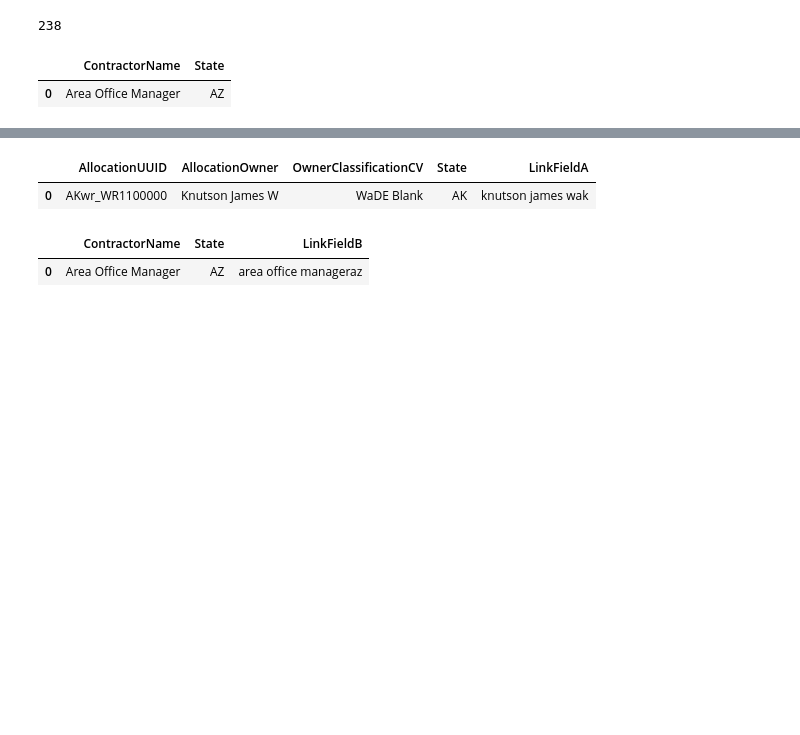
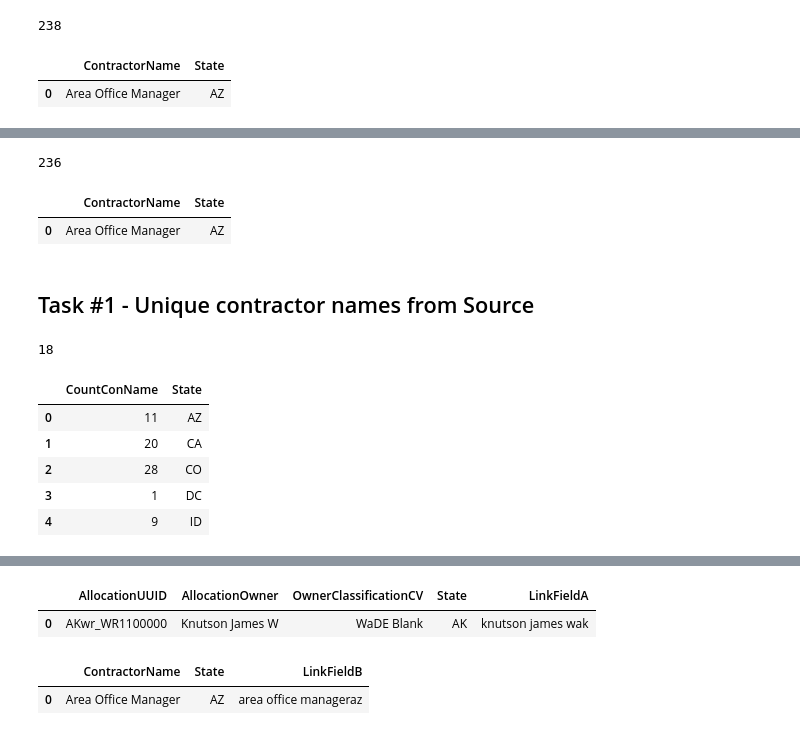
Before and after one commit to WSWCWaterDataExchange/WaDE-Side-Projects, a Jupyter notebook: 20230406 Bureau Contractors/Source1_WebScraping/s1_2JN_CheckAllocationOnwerVerusUSBRContractorName.ipynb, the cells around one changed output, grey strips where cells are left out. Drawn from its saved outputs; the diff is of its cells as text; code cells hidden in the pictures; blank space fills up the shorter version.

```diff
--- a/20230406 Bureau Contractors/Source1_WebScraping/s1_2JN_CheckAllocationOnwerVerusUSBRContractorName.ipynb
+++ b/20230406 Bureau Contractors/Source1_WebScraping/s1_2JN_CheckAllocationOnwerVerusUSBRContractorName.ipynb
@@ -45,7 +45,9 @@ dfao_in.head(1)
 |  | AllocationUUID | AllocationOwner | OwnerClassificationCV | State |
 | 0 | AKwr_WR1100000 | Knutson James W | WaDE Blank | AK |
 # %%
-fileInput = "data/USBR Contractor_State List.csv"
+# USBR Contractor Names
+
+fileInput = "rawdata/USBR Contractor_State List.csv"
 dfcs_in = pd.read_csv(fileInput, encoding = "ISO-8859-1")
 print(len(dfcs_in))
 dfcs_in.head(1)
@@ -64,0 +80,34 @@ dfcs_in2.head(1)
+# %%
+# Drop 'Bureau of Reclamation' like inputs (we are already tracking those separately)
+
+dropList = ["Bureau of Reclamation", "Bureau of Reclamation, Four Corners Construction Office"]
+dfcs_in = dfcs_in[~dfcs_in.ContractorName.isin(dropList)].reset_index(drop=True)
+print(len(dfcs_in))
+dfcs_in.head(1)
+# %% [output]
+236
+|  | ContractorName | State |
+| 0 | Area Office Manager | AZ |
+# %% [markdown]
+## Task #1 - Unique contractor names from Source
+# %%
+# make copy
+dfcs = dfcs_in.copy()
+# %%
+# get count (converts to series)
+unique_count_series = dfcs.groupby('State')['ContractorName'].nunique()
+
+# create dataframe
+df1 = unique_count_series.to_frame()
+df1['State'] = df1.index
+df1 = df1.reset_index(drop=True).rename(columns={"ContractorName": "CountConName"})
+print(len(df1))
+df1.head()
+# %% [output]
+18
+|  | CountConName | State |
+| 0 | 11 | AZ |
+| 1 | 20 | CA |
+| 2 | 28 | CO |
+| 3 | 1 | DC |
+| 4 | 9 | ID |
```
Also changed, not shown: parts of 32 cells of this notebook, 32 other files.
